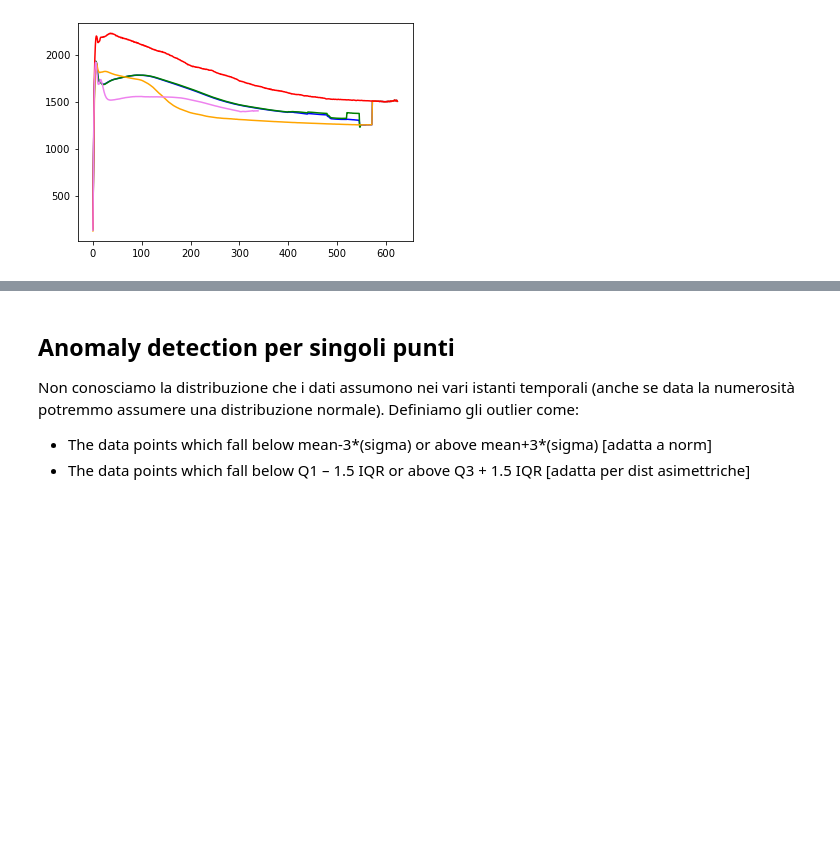
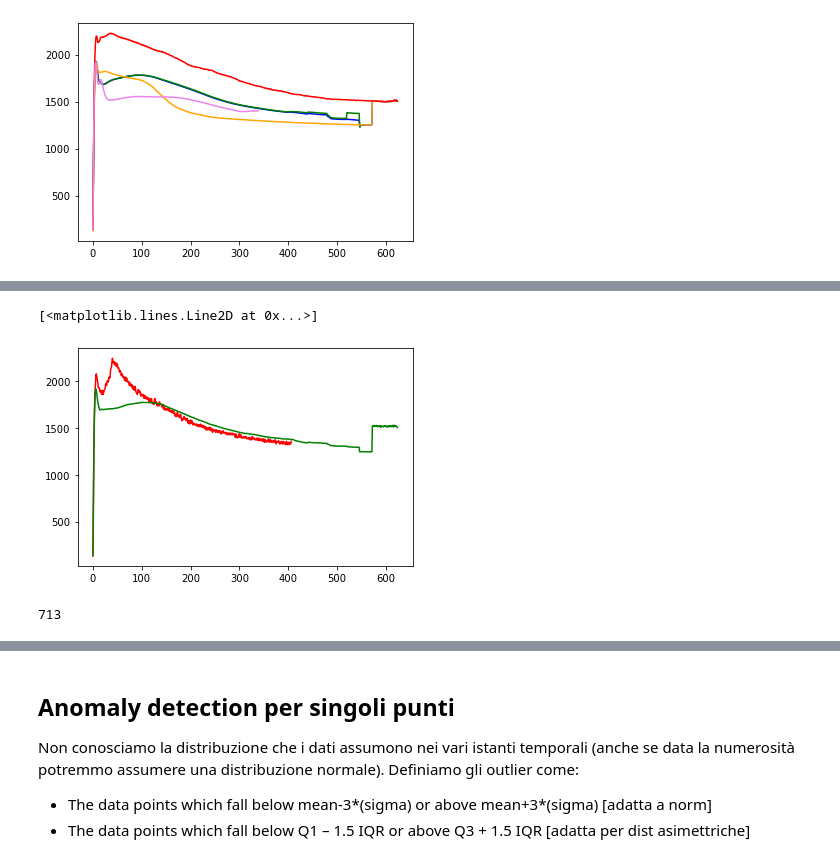
Before and after one commit to DavideMobilia/Anomaly-Detection, a Jupyter notebook: Scripts/provvisorio.ipynb, the cells around one changed output, grey strips where cells are left out. Drawn from its saved outputs; the diff is of its cells as text; code cells hidden in the pictures; blank space fills up the shorter version.

```diff
--- a/Scripts/provvisorio.ipynb
+++ b/Scripts/provvisorio.ipynb
@@ -73 +91,5 @@ lower_lag2=voltage_lag5.apply(lambda x : x.quantile(0.25)-1.5*(x.quantile(0.75)-
+# %%
+##creo voltage_spikes con solo curve con picchi di tensione
+voltage_spikes=exploded_voltage[exploded_voltage["voltage_spike"]==True]
+voltage_spikes=voltage_spikes.drop(["voltage_drop","voltage_spike"],axis=1)
 # %% [markdown]
@@ -116,0 +133,9 @@ True
+# %%
+#curva con picco in rosso
+plot(voltage_spikes.iloc[1],"red")
+#curva media tra tutti i dati in verde
+#plt.plot(voltage_no_drops.median(axis=0),"blue")
+plt.plot(exploded_voltage.iloc[: , :624].median(axis=0),"green")
+# %% [output]
+[<matplotlib.lines.Line2D at 0x...>]
+[figure, added]
@@ -116,0 +144,7 @@ True
+# %%
+#creo both_anomalies in cui le curve hanno sia spike che drop in tensione
+both_anomalies=exploded_voltage[(exploded_voltage["voltage_drop"]==True) & (exploded_voltage["voltage_spike"]==True)]
+both_anomalies=both_anomalies.drop(["voltage_drop","voltage_spike"],axis=1)
+len(both_anomalies)
+# %% [output]
+713
```
Also changed, not shown: parts of 25 cells of this notebook.
